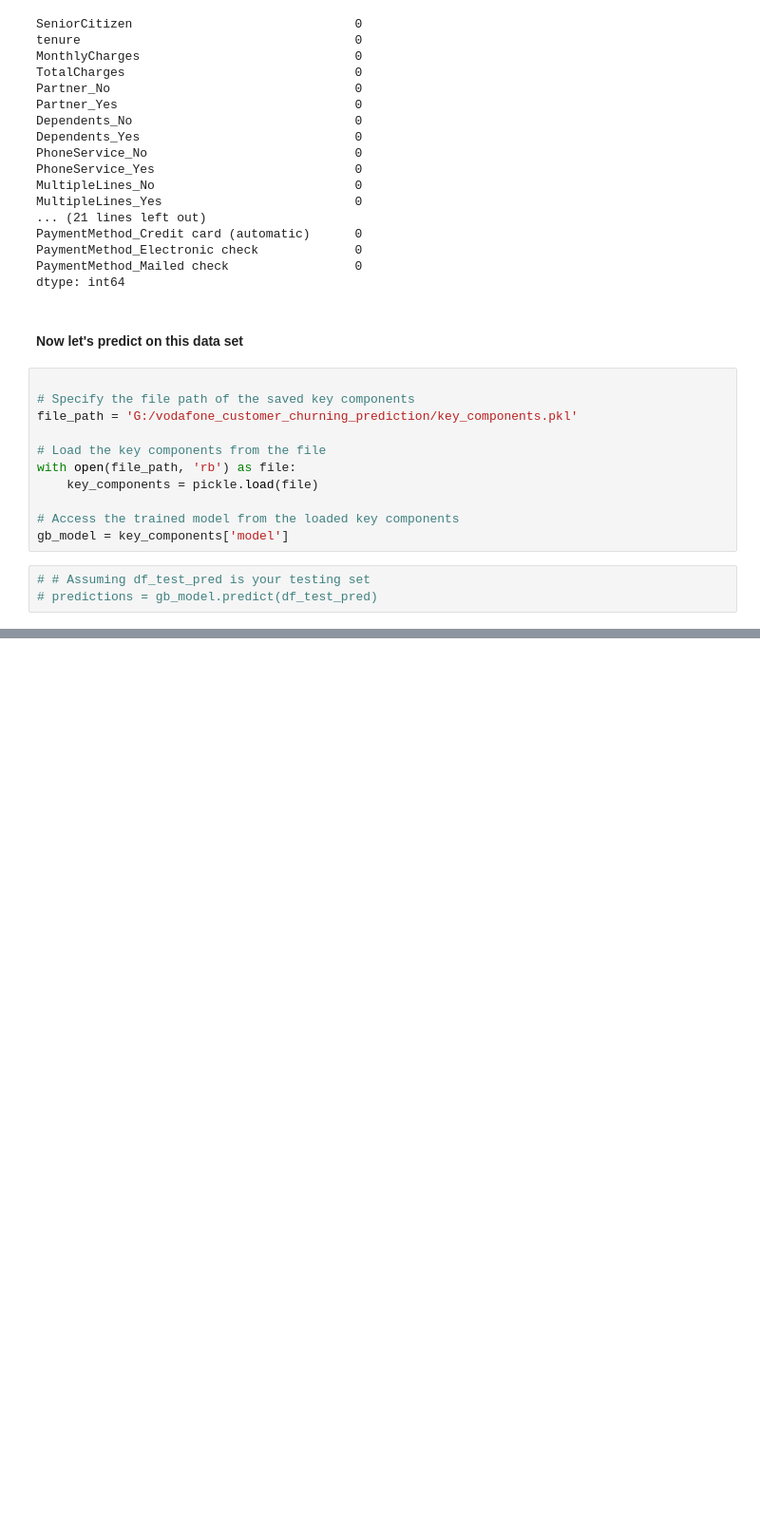
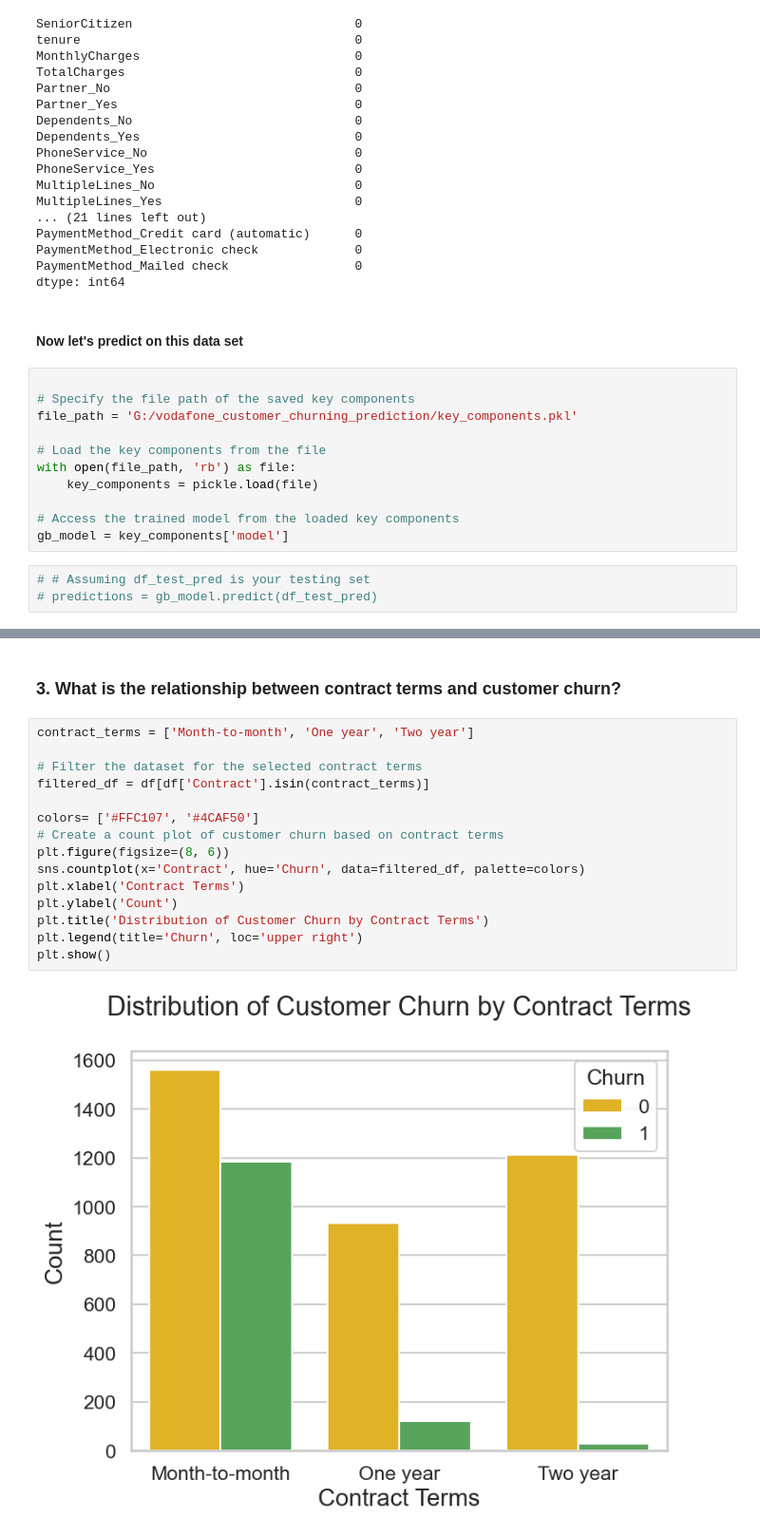
Before and after one commit to AGwillmkawy1/Vodafone-customer-churn-prediction, a Jupyter notebook: vodafone_customer_churning_prediction/customer_churning_prediction_for_retention_customer.ipynb, the cells around one changed output, grey strips where cells are left out. Shown at 95% size. Saved outputs shown, nothing was run; the diff lists cells and outputs as text; blank space fills up the shorter version.

```diff
--- a/vodafone_customer_churning_prediction/customer_churning_prediction_for_retention_customer.ipynb
+++ b/vodafone_customer_churning_prediction/customer_churning_prediction_for_retention_customer.ipynb
@@ -1919,0 +2045,19 @@ gb_model = key_components['model']
+# %% [markdown]
+### 3. What is the relationship between contract terms and customer churn?
+# %%
+contract_terms = ['Month-to-month', 'One year', 'Two year']
+
+# Filter the dataset for the selected contract terms
+filtered_df = df[df['Contract'].isin(contract_terms)]
+
+colors= ['#FFC107', '#4CAF50']
+# Create a count plot of customer churn based on contract terms
+plt.figure(figsize=(8, 6))
+sns.countplot(x='Contract', hue='Churn', data=filtered_df, palette=colors)
+plt.xlabel('Contract Terms')
+plt.ylabel('Count')
+plt.title('Distribution of Customer Churn by Contract Terms')
+plt.legend(title='Churn', loc='upper right')
+plt.show()
+# %% [output]
+[figure, added]
```
Also changed, not shown: parts of 20 cells of this notebook.
